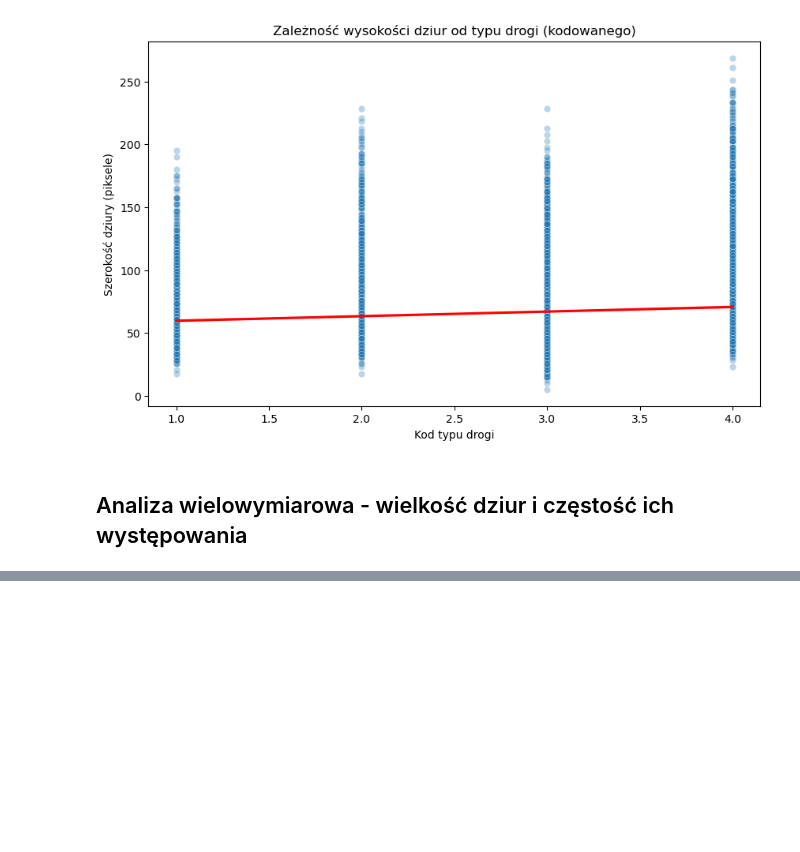
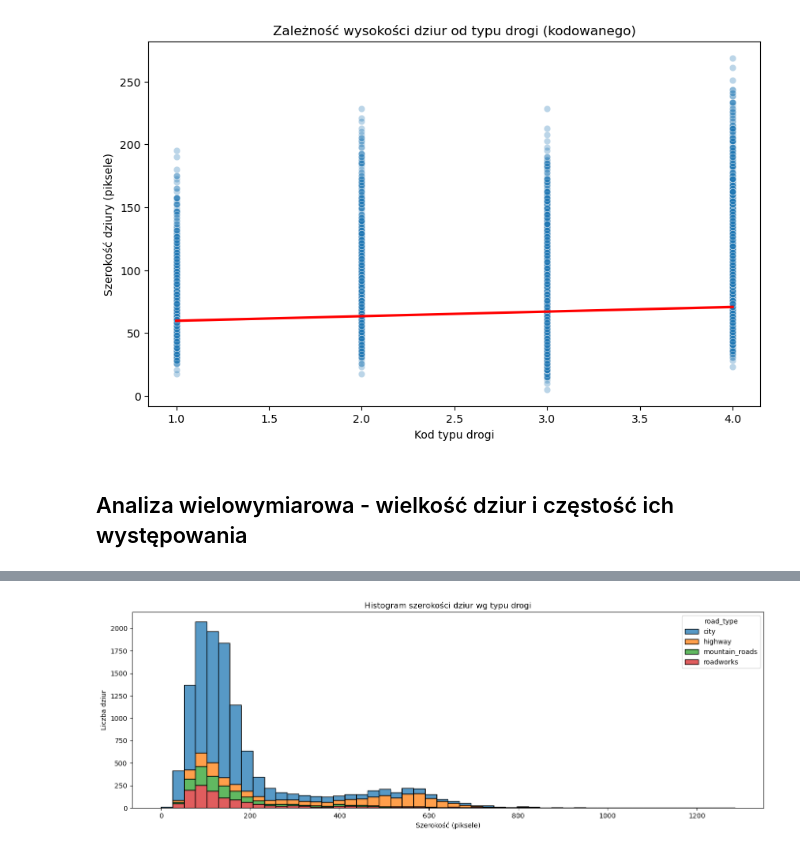
Before and after one commit to adis92202/CarVision_MGR, a Jupyter notebook: notebooks/eda.ipynb, the cells around one changed output, grey strips where cells are left out. Saved outputs shown, nothing was run; the diff lists cells and outputs as text; code cells hidden in the pictures; blank space fills up the shorter version.

```diff
--- a/notebooks/eda.ipynb
+++ b/notebooks/eda.ipynb
@@ -575,0 +602,4 @@ fig.show()
+# %%
+# Dodajemy aspect_ratio (szerokość / wysokość)
+df_meta["aspect_ratio"] = df_meta["w"] / df_meta["h"]
+df_meta
@@ -575,0 +620,11 @@ fig.show()
+# %%
+# Histogram szerokości
+plt.figure(figsize=(14, 5))
+sns.histplot(data=df_meta, x="w", hue="road_type", multiple="stack", bins=50)
+plt.title("Histogram szerokości dziur wg typu drogi")
+plt.xlabel("Szerokość (piksele)")
+plt.ylabel("Liczba dziur")
+plt.tight_layout()
+plt.show()
+# %% [output]
+[figure, added]
```
Also changed, not shown: parts of 34 cells of this notebook.
